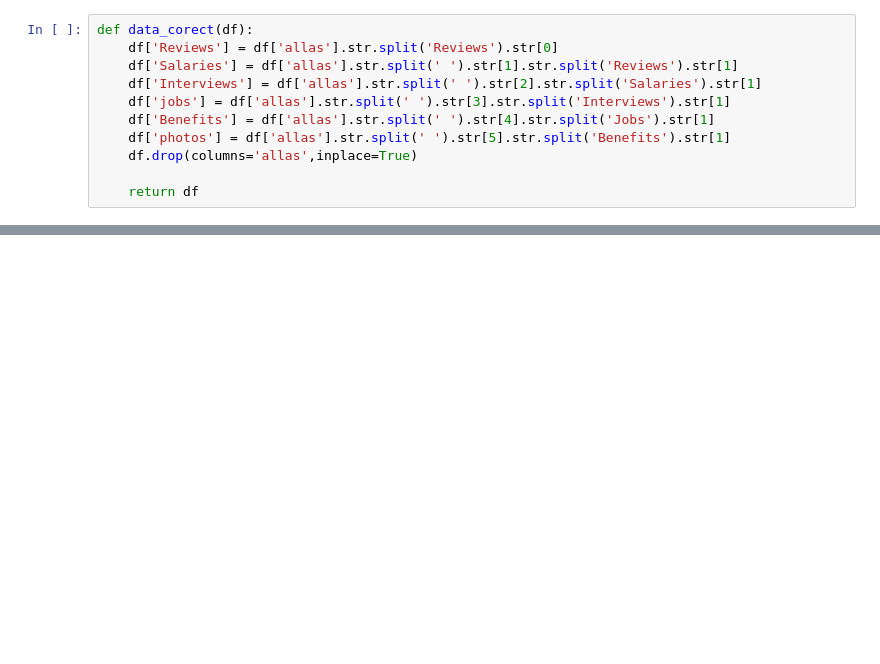
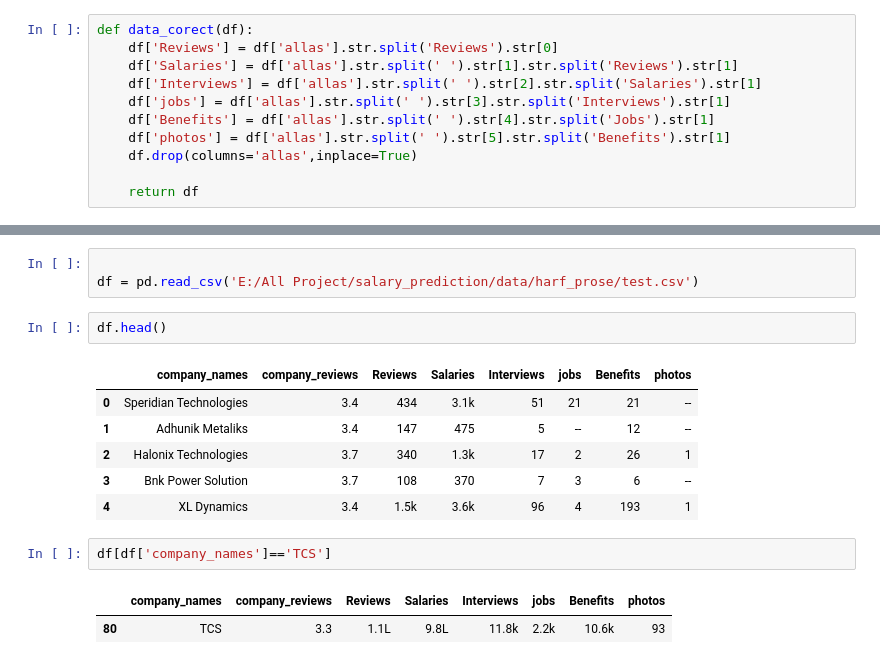
Before and after one commit to omkar429/salary_prediction, a Jupyter notebook: notebooks/test.ipynb, the cells around one changed output, grey strips where cells are left out. Saved outputs shown, nothing was run; the diff lists cells and outputs as text; blank space fills up the shorter version.

```diff
--- a/notebooks/test.ipynb
+++ b/notebooks/test.ipynb
@@ -83,0 +84,17 @@ data_corect(df)
+# %%
+
+df = pd.read_csv('E:/All Project/salary_prediction/data/harf_prose/test.csv')
+# %%
+df.head()
+# %% [output]
+|  | company_names | company_reviews | Reviews | Salaries | Interviews | jobs | Benefits | photos |
+| 0 | Speridian Technologies | 3.4 | 434 | 3.1k | 51 | 21 | 21 | -- |
+| 1 | Adhunik Metaliks | 3.4 | 147 | 475 | 5 | -- | 12 | -- |
+| 2 | Halonix Technologies | 3.7 | 340 | 1.3k | 17 | 2 | 26 | 1 |
+| 3 | Bnk Power Solution | 3.7 | 108 | 370 | 7 | 3 | 6 | -- |
+| 4 | XL Dynamics | 3.4 | 1.5k | 3.6k | 96 | 4 | 193 | 1 |
+# %%
+df[df['company_names']=='TCS']
+# %% [output]
+|  | company_names | company_reviews | Reviews | Salaries | Interviews | jobs | Benefits | photos |
+| 80 | TCS | 3.3 | 1.1L | 9.8L | 11.8k | 2.2k | 10.6k | 93 |
```
Also changed, not shown: parts of 20 cells of this notebook, 7 other files.
